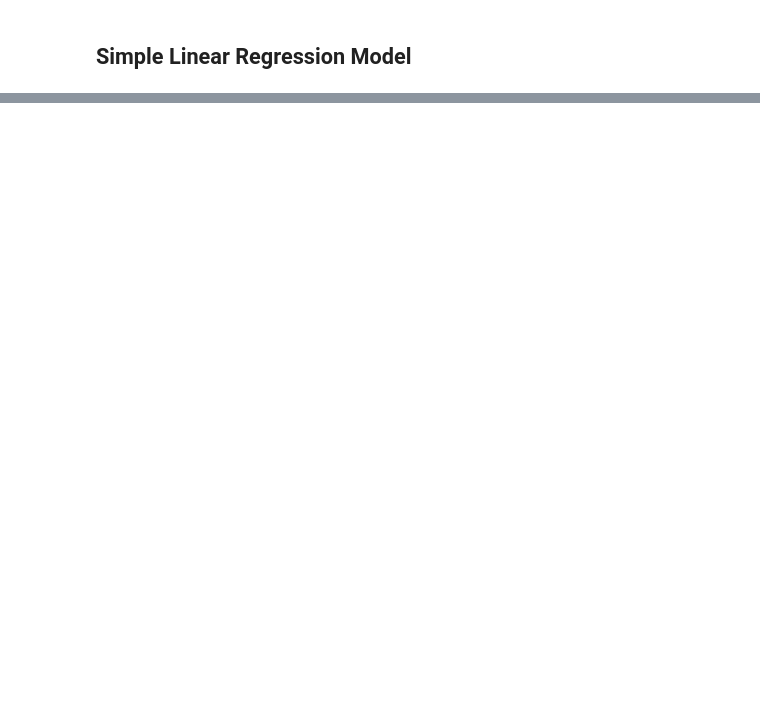
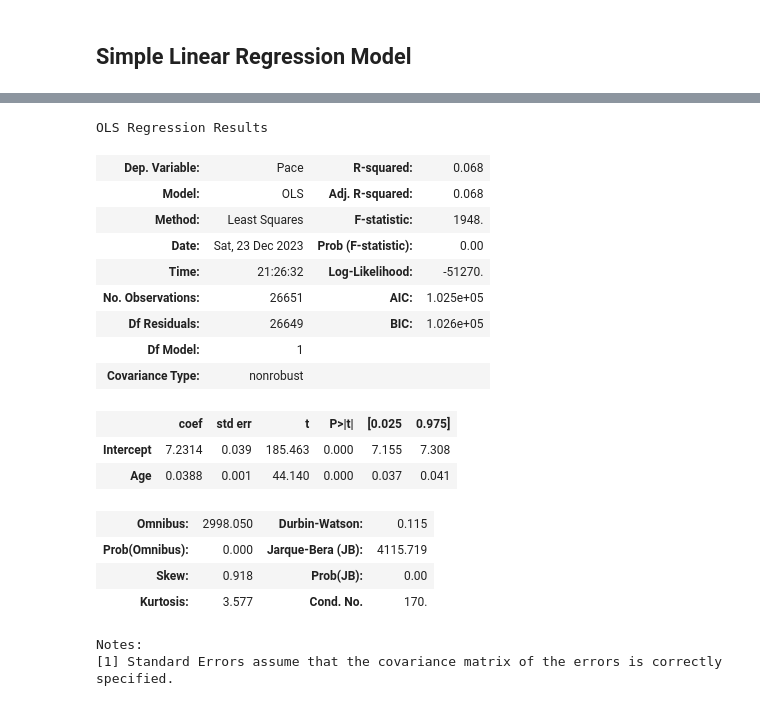
Before and after one commit to Shubhammer7/Boston_Marathon_Statistical_Analysis, a Jupyter notebook: statical_analysis_marathon.ipynb, the cells around one changed output, grey strips where cells are left out. Saved outputs shown, nothing was run; the diff lists cells and outputs as text; code cells hidden in the pictures; blank space fills up the shorter version.

```diff
--- a/statical_analysis_marathon.ipynb
+++ b/statical_analysis_marathon.ipynb
@@ -435,3 +526,26 @@ OLS Regression Results
 | Kurtosis: | 4.437 | Cond. No. | 169. |
 Notes:
 [1] Standard Errors assume that the covariance matrix of the errors is correctly specified.
+# %%
+model = ols(formula = 'Pace ~ Age', data = df_mar19).fit()
+model.summary()
+# %% [output]
+OLS Regression Results
+| Dep. Variable: | Pace | R-squared: | 0.068 |
+| Model: | OLS | Adj. R-squared: | 0.068 |
+| Method: | Least Squares | F-statistic: | 1948. |
+| Date: | Sat, 23 Dec 2023 | Prob (F-statistic): | 0.00 |
+| Time: | 21:26:32 | Log-Likelihood: | -51270. |
+| No. Observations: | 26651 | AIC: | 1.025e+05 |
+| Df Residuals: | 26649 | BIC: | 1.026e+05 |
+| Df Model: | 1 |  |  |
+| Covariance Type: | nonrobust |  |  |
+|  | coef | std err | t | P>|t| | [0.025 | 0.975] |
+| Intercept | 7.2314 | 0.039 | 185.463 | 0.000 | 7.155 | 7.308 |
+| Age | 0.0388 | 0.001 | 44.140 | 0.000 | 0.037 | 0.041 |
+| Omnibus: | 2998.050 | Durbin-Watson: | 0.115 |
+| Prob(Omnibus): | 0.000 | Jarque-Bera (JB): | 4115.719 |
+| Skew: | 0.918 | Prob(JB): | 0.00 |
+| Kurtosis: | 3.577 | Cond. No. | 170. |
+Notes:
+[1] Standard Errors assume that the covariance matrix of the errors is correctly specified.
```
Also changed, not shown: parts of 8 cells of this notebook.
